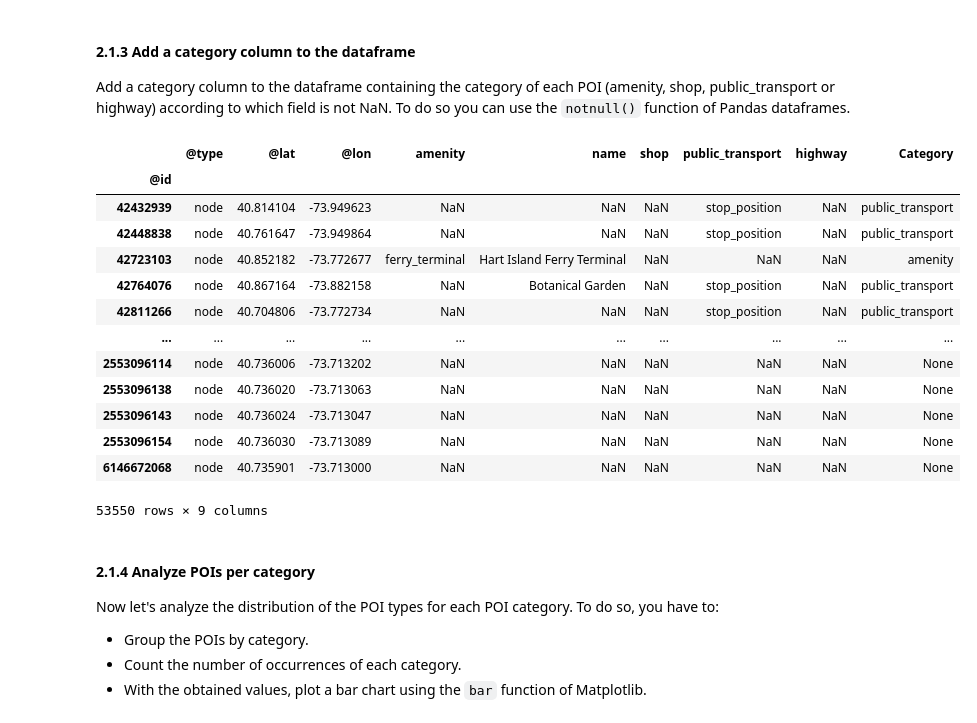
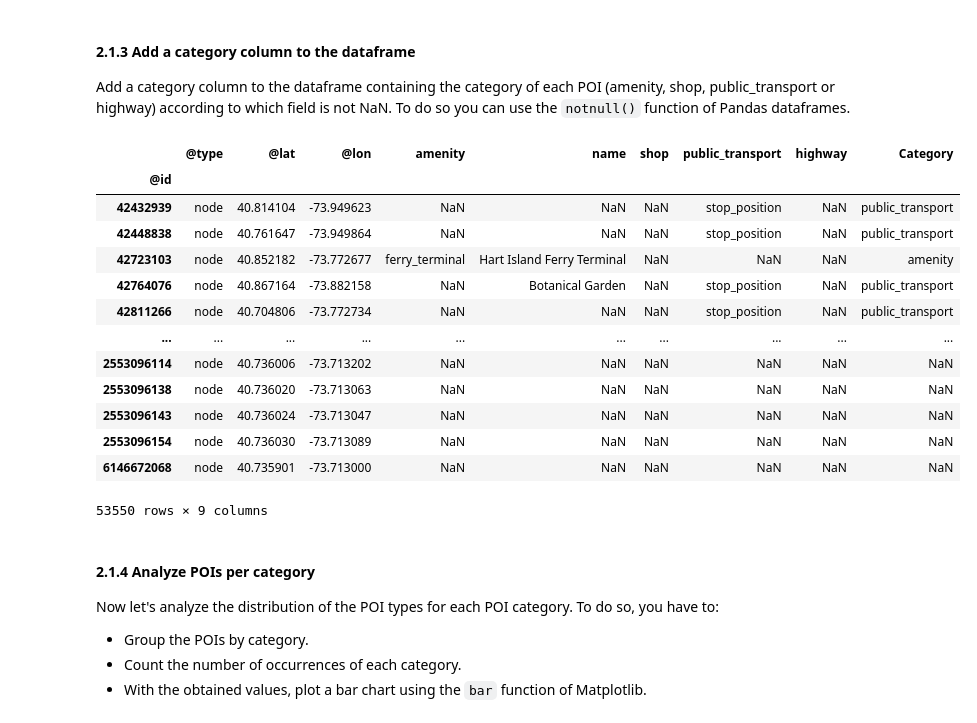
Before and after one commit to eferollo/ML4N, a Jupyter notebook: Labs/Lab3 - Pandas and Numpy.ipynb, the cells around one changed output. Saved outputs shown, nothing was run; the diff lists cells and outputs as text; code cells hidden in the pictures.

```diff
--- a/Labs/Lab3 - Pandas and Numpy.ipynb
+++ b/Labs/Lab3 - Pandas and Numpy.ipynb
@@ -178,24 +175,24 @@ Add a category column to the dataframe containing the category of each POI (amen
 To do so you can use the `notnull()` function of Pandas dataframes.
 # %%
 columns=['amenity','shop','public_transport','highway']
-ny_df['Category'] = None
+ny_df['Category'] = np.NaN
 for i in range(4):
     ny_df.loc[ny_df[ny_df.loc[:,columns[i]].notnull()].index, 'Category'] = columns[i]
 display(ny_df)
 # %% [output]
 |  | @type | @lat | @lon | amenity | name | shop | public_transport | highway | Category |
 | @id |  |  |  |  |  |  |  |  |  |
 | 42432939 | node | 40.814104 | -73.949623 | NaN | NaN | NaN | stop_position | NaN | public_transport |
 | 42448838 | node | 40.761647 | -73.949864 | NaN | NaN | NaN | stop_position | NaN | public_transport |
 | 42723103 | node | 40.852182 | -73.772677 | ferry_terminal | Hart Island Ferry Terminal | NaN | NaN | NaN | amenity |
 | 42764076 | node | 40.867164 | -73.882158 | NaN | Botanical Garden | NaN | stop_position | NaN | public_transport |
 | 42811266 | node | 40.704806 | -73.772734 | NaN | NaN | NaN | stop_position | NaN | public_transport |
 | ... | ... | ... | ... | ... | ... | ... | ... | ... | ... |
-| 2553096114 | node | 40.736006 | -73.713202 | NaN | NaN | NaN | NaN | NaN | None |
-| 2553096138 | node | 40.736020 | -73.713063 | NaN | NaN | NaN | NaN | NaN | None |
-| 2553096143 | node | 40.736024 | -73.713047 | NaN | NaN | NaN | NaN | NaN | None |
-| 2553096154 | node | 40.736030 | -73.713089 | NaN | NaN | NaN | NaN | NaN | None |
-| 6146672068 | node | 40.735901 | -73.713000 | NaN | NaN | NaN | NaN | NaN | None |
+| 2553096114 | node | 40.736006 | -73.713202 | NaN | NaN | NaN | NaN | NaN | NaN |
+| 2553096138 | node | 40.736020 | -73.713063 | NaN | NaN | NaN | NaN | NaN | NaN |
+| 2553096143 | node | 40.736024 | -73.713047 | NaN | NaN | NaN | NaN | NaN | NaN |
+| 2553096154 | node | 40.736030 | -73.713089 | NaN | NaN | NaN | NaN | NaN | NaN |
+| 6146672068 | node | 40.735901 | -73.713000 | NaN | NaN | NaN | NaN | NaN | NaN |
 53550 rows × 9 columns
 # %% [markdown]
 #### 2.1.4 Analyze POIs per category
```
Also changed, not shown: parts of 10 cells of this notebook, 1 other file.
